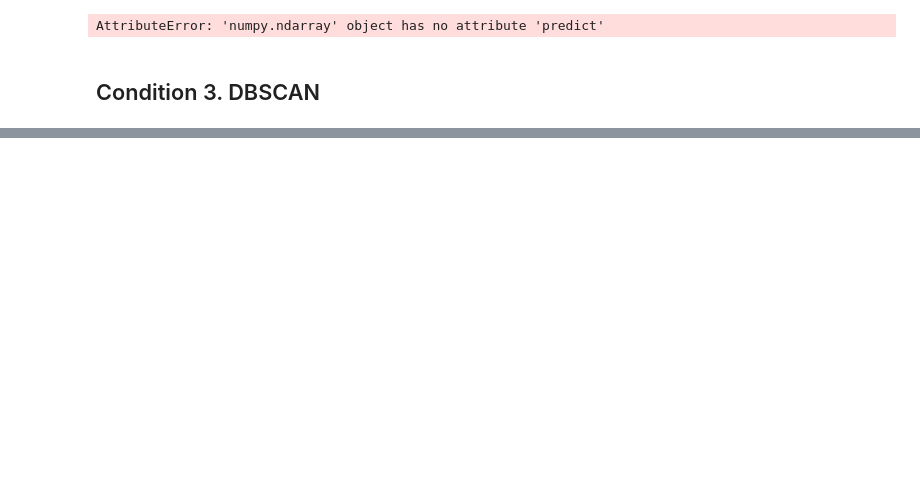
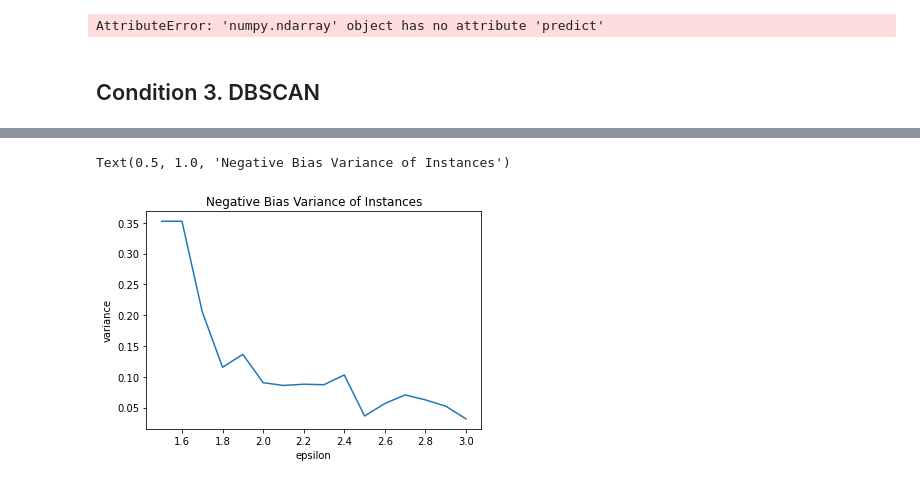
Before and after one commit to Sm2468/msc_thesis, a Jupyter notebook: Pipeline/6_baselines.ipynb, the cells around one changed output, grey strips where cells are left out. Drawn from its saved outputs; the diff is of its cells as text; code cells hidden in the pictures; blank space fills up the shorter version.

```diff
--- a/Pipeline/6_baselines.ipynb
+++ b/Pipeline/6_baselines.ipynb
@@ -115,0 +197,10 @@ import numpy as np
+# %%
+variance_df = pd.DataFrame(var_list).rename(columns={0:"variance"})
+variance_df["epsilon"] = pd.DataFrame(np.arange(3.0, 1.3, -0.1))
+# display(variance_df)
+
+# X-axis = number of clusters
+sns.lineplot(data=variance_df, x="epsilon", y="variance", legend='auto').set_title('Negative Bias Variance of Instances')
+# %% [output]
+Text(0.5, 1.0, 'Negative Bias Variance of Instances')
+[figure, added]
```
Also changed, not shown: parts of 8 cells of this notebook, 1 other file.
